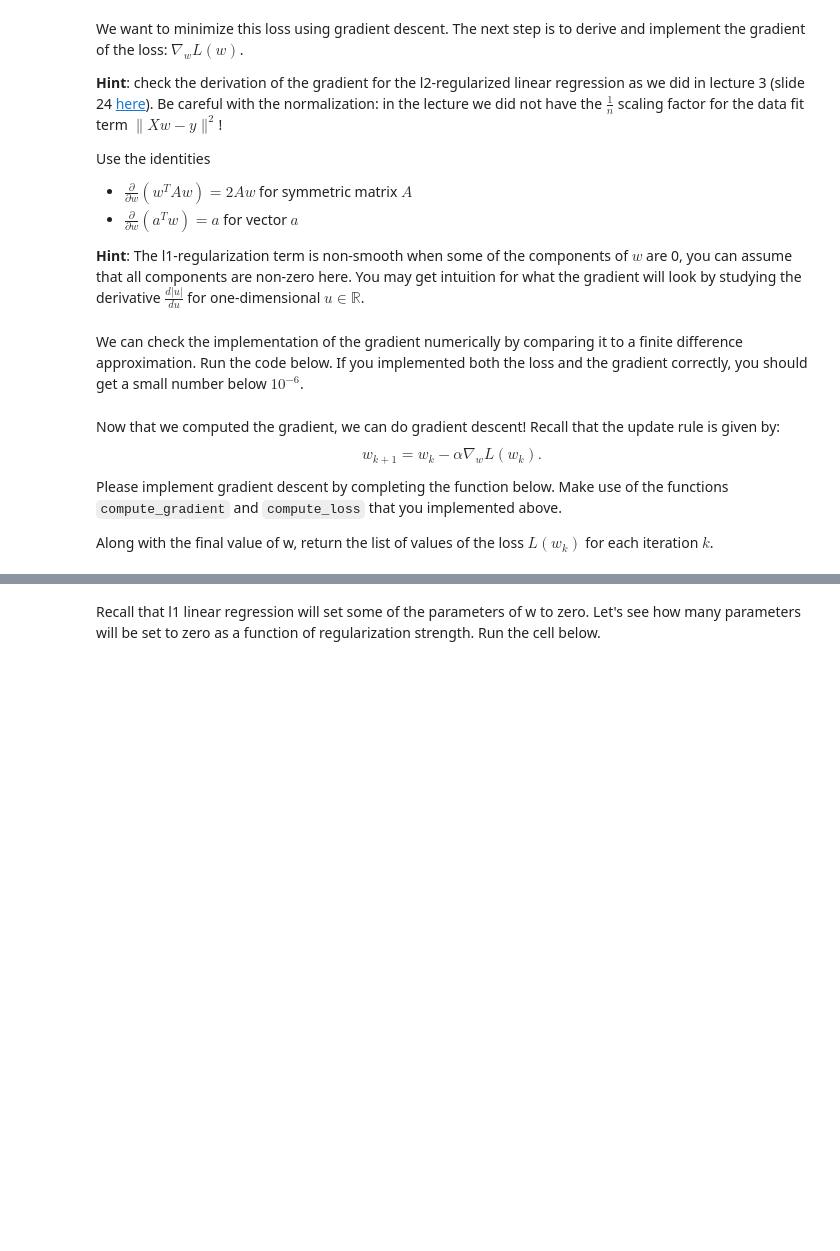
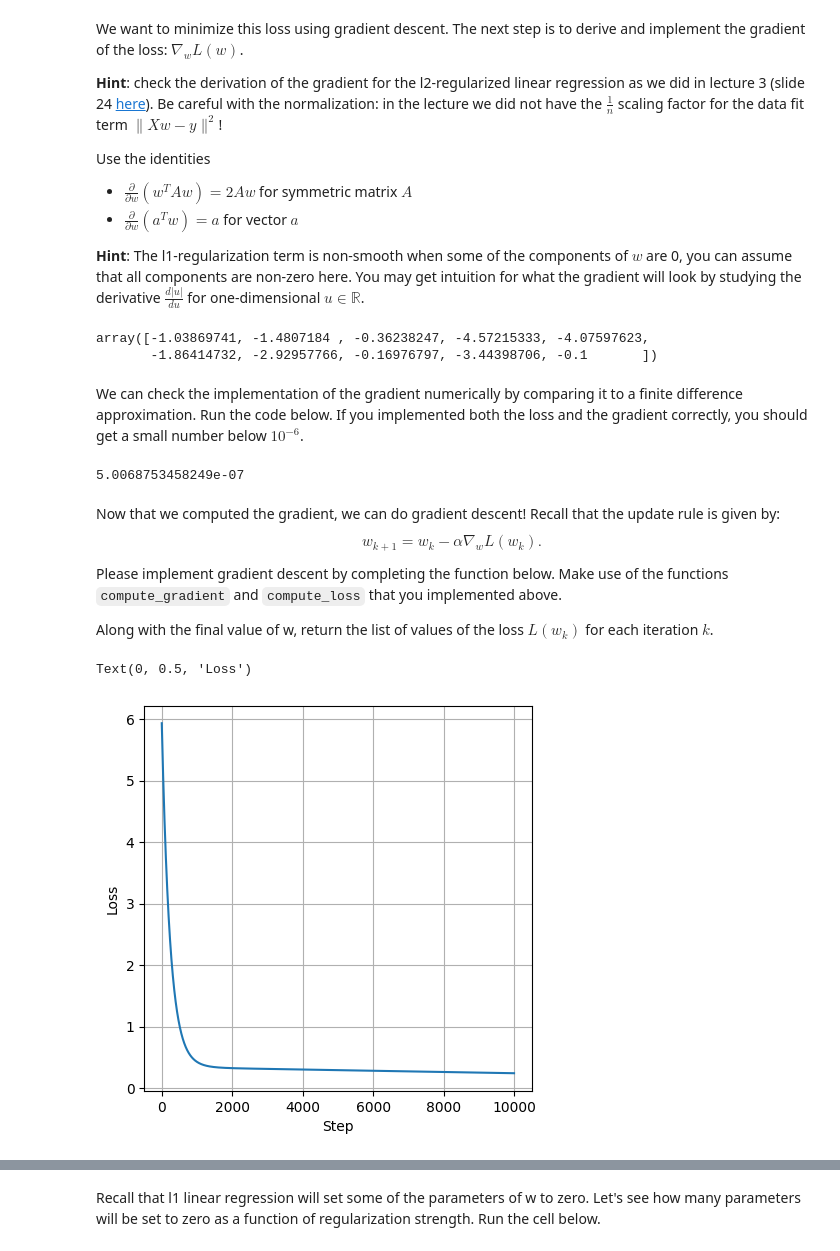
Before and after one commit to NeelGaji/CS-GY-6923-Machine-Learning, a Jupyter notebook: lab3_regularization_logreg_gd.ipynb, the cells around one changed output, grey strips where cells are left out. Saved outputs shown, nothing was run; the diff lists cells and outputs as text; code cells hidden in the pictures; blank space fills up the shorter version.

```diff
--- a/lab3_regularization_logreg_gd.ipynb
+++ b/lab3_regularization_logreg_gd.ipynb
@@ -71,7 +74,12 @@ def compute_loss(X, y, w, lam):
         Combined MSE and L1 penalty, scalar
     """
 
-    # TODO: YOUR CODE HERE!
+    n = X.shape[0]
+    predictions = X @ w
+    mse = np.sum((y - predictions) ** 2) / n
+    l1_penalty = lam * np.sum(np.abs(w))
+
+    loss = mse + l1_penalty
 
     return loss
 
@@ -111,11 +121,23 @@ def compute_gradient(X, y, w, lam):
     """
     # TODO: YOUR CODE HERE!
 
-    # return gradient
+    n = X.shape[0]
+    predictions = X @ w
+    error = predictions - y
+    mse_gradient = (2 / n) * (X.T @ error)
+
+    l1_gradient = lam * np.sign(w)
+
+    gradient = mse_gradient + l1_gradient
+
+    return gradient
 
 
 w = np.random.randn(n_features,)
 compute_gradient(X_tr, y_tr, w, lam)
+# %% [output]
+array([-1.03869741, -1.4807184 , -0.36238247, -4.57215333, -4.07597623,
+       -1.86414732, -2.92957766, -0.16976797, -3.44398706, -0.1       ])
 # %% [markdown]
 We can check the implementation of the gradient numerically by comparing it to a finite difference approximation. Run the code below. If you implemented both the loss and the gradient correctly, you should get a small number below $10^{-6}$.
 # %%
@@ -131,6 +153,8 @@ def g(w):
   return compute_gradient(X_tr, y_tr, w, lam)
 
 print(check_grad(f, g, w0))
+# %% [output]
+5.0068753458249e-07
 # %% [markdown]
 Now that we computed the gradient, we can do gradient descent! Recall that the update rule is given by:
 $$w_{k+1} = w_k - \alpha \nabla_w L(w_k).$$
@@ -159,35 +183,42 @@ def gradient_descent(X, y, w_init, lam, alpha, num_iter=10000
 
     Returns:
     --------
     w_final : numpy.ndarray of shape (d,)
         Final value of parameters w
     loss_history: list[float]
         List of loss values at each iteration
     """
 
     # Initialize weights and loss history
     w = w_init.copy()  # Make a copy to avoid modifying the input
     loss_history = []
 
     # Perform gradient descent
     for i in range(num_iter):
-      # TODO: YOUR CODE HERE!
-      ...
+        current_loss = compute_loss(X, y, w, lam)
+        loss_history.append(current_loss)
+
+        gradient = compute_gradient(X, y, w, lam)
+
+        w = w - alpha * gradient
 
     return w, loss_history
 
 
 w_init = np.ones((n_features,))
 w, loss_history = gradient_descent(X_tr, y_tr, w_init, lam=0.1, alpha=.001)
 
 f, ax = plt.subplots(1, 1, figsize=(5, 5))
 xs = np.arange(len(loss_history))
 ys = np.array(loss_history)
 
 ax.plot(xs, ys)
 ax.grid()
 ax.set_xlabel("Step")
 ax.set_ylabel("Loss")
+# %% [output]
+Text(0, 0.5, 'Loss')
+[figure, added]
 # %% [markdown]
 Run gradient descent with different learning rates. Add your code for these experiments below.
 
```
Also changed, not shown: parts of 15 cells of this notebook.
